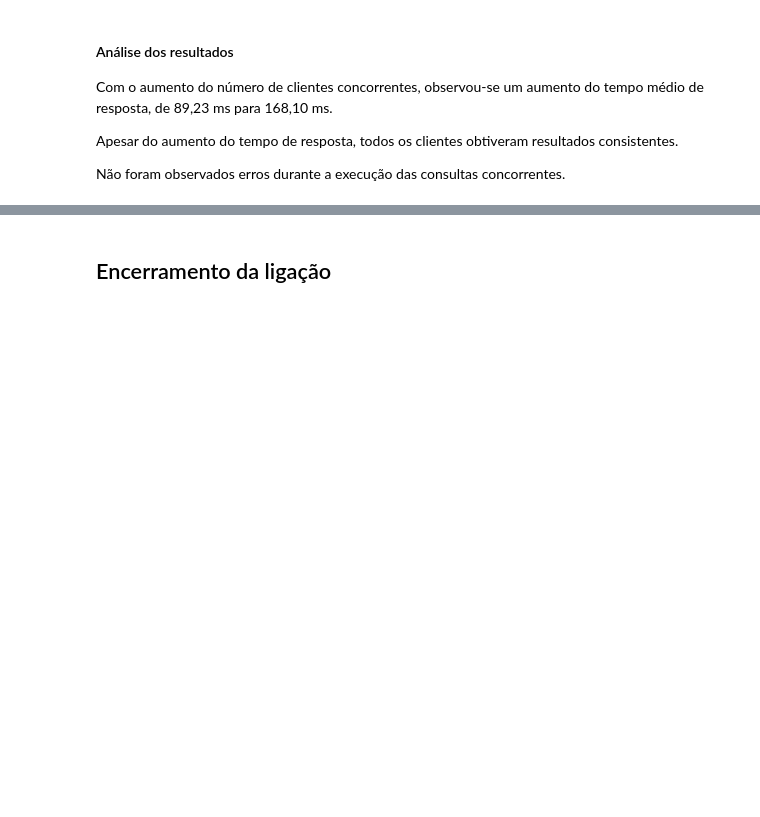
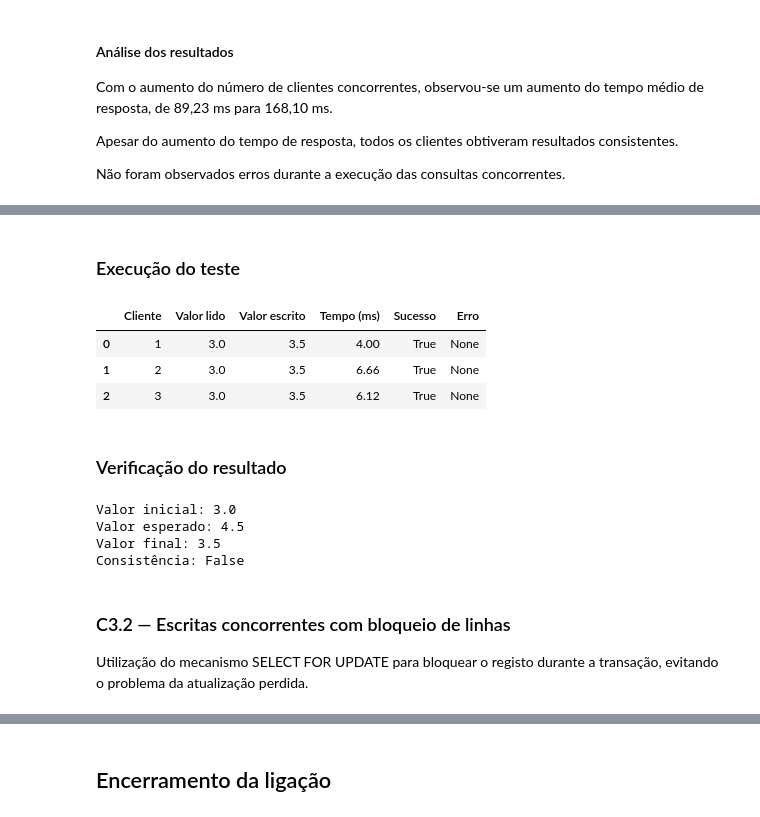
Before and after one commit to JPSNunes/BDAProject, a Jupyter notebook: Goal3/mysql_goal3.ipynb, the cells around one changed output, grey strips where cells are left out. Saved outputs shown, nothing was run; the diff lists cells and outputs as text; code cells hidden in the pictures; blank space fills up the shorter version.

```diff
--- a/Goal3/mysql_goal3.ipynb
+++ b/Goal3/mysql_goal3.ipynb
@@ -553,0 +810,11 @@ das consultas concorrentes.
+# %%
+from decimal import Decimal
+
+id_user_c3 = ids_c2[0]
+id_filme_c3 = id_filme_c2
+
+valor_inicial = Decimal("3.0")
+incremento = Decimal("0.5")
+num_clientes_c3 = 3
+
+valor_esperado = valor_inicial + incremento * num_clientes_c3
@@ -553,0 +877,23 @@ das consultas concorrentes.
+# %% [markdown]
+### Execução do teste
+# %%
+repor_dados_c2()
+
+barreira_c3 = Barrier(num_clientes_c3, timeout=30)
+
+with ThreadPoolExecutor(max_workers=num_clientes_c3) as executor:
+
+    resultados_c31 = list(executor.map(
+        lambda i: cliente_sem_bloqueio(i, barreira_c3),
+        range(1, num_clientes_c3 + 1)
+    ))
+
+df_c31 = pd.DataFrame(resultados_c31)
+display(df_c31)
+# %% [output]
+|  | Cliente | Valor lido | Valor escrito | Tempo (ms) | Sucesso | Erro |
+| 0 | 1 | 3.0 | 3.5 | 4.00 | True | None |
+| 1 | 2 | 3.0 | 3.5 | 6.66 | True | None |
+| 2 | 3 | 3.0 | 3.5 | 6.12 | True | None |
+# %% [markdown]
+### Verificação do resultado
@@ -553,0 +918,20 @@ das consultas concorrentes.
+# %%
+valor_final_c31 = obter_rating_c3()
+
+consistencia_c31 = valor_final_c31 == valor_esperado
+
+print("Valor inicial:", valor_inicial)
+print("Valor esperado:", valor_esperado)
+print("Valor final:", valor_final_c31)
+print("Consistência:", consistencia_c31)
+# %% [output]
+Valor inicial: 3.0
+Valor esperado: 4.5
+Valor final: 3.5
+Consistência: False
+# %% [markdown]
+### C3.2 — Escritas concorrentes com bloqueio de linhas
+
+Utilização do mecanismo SELECT FOR UPDATE para bloquear
+o registo durante a transação, evitando o problema
+da atualização perdida.
```
Also changed, not shown: parts of 33 cells of this notebook.
